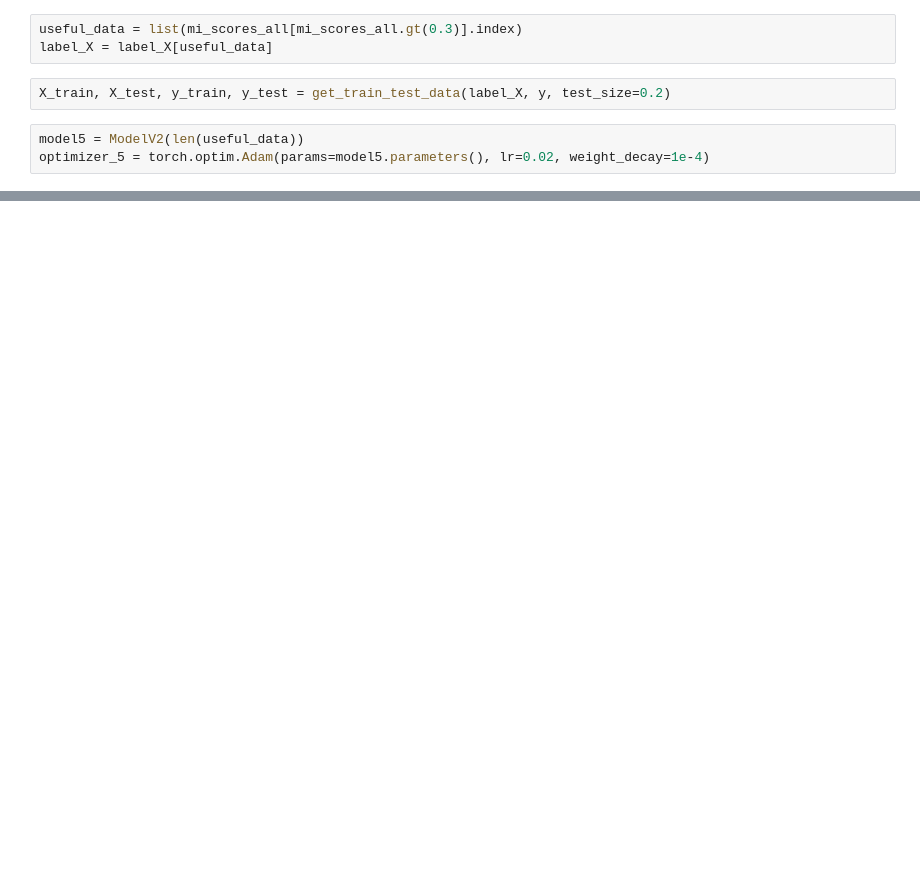
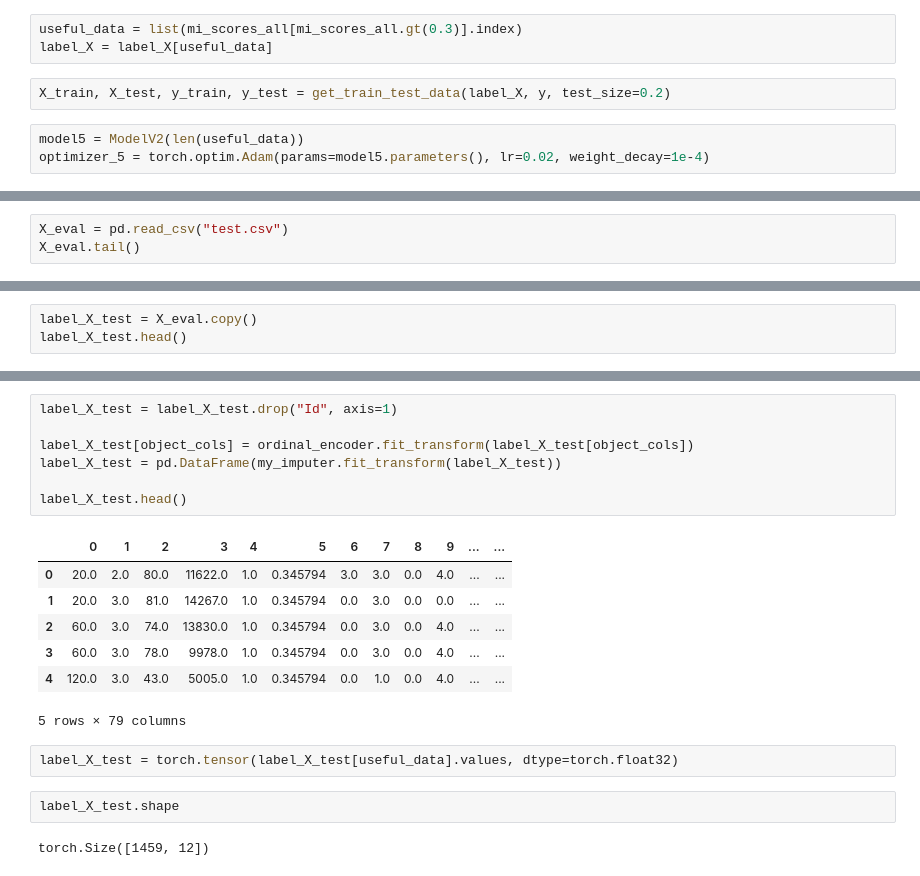
Before and after one commit to PiotrKac5/housepricepreds, a Jupyter notebook: getting data and first model.ipynb, the cells around one changed output, grey strips where cells are left out. Drawn from its saved outputs; the diff is of its cells as text; blank space fills up the shorter version.

```diff
--- a/getting data and first model.ipynb
+++ b/getting data and first model.ipynb
@@ -313,0 +316,3 @@ Train loss: 20848.763671875 | Test loss: 23587.375
+# %%
+X_eval = pd.read_csv("test.csv")
+X_eval.tail()
@@ -313,0 +327,3 @@ Train loss: 20848.763671875 | Test loss: 23587.375
+# %%
+label_X_test = X_eval.copy()
+label_X_test.head()
@@ -313,0 +338,21 @@ Train loss: 20848.763671875 | Test loss: 23587.375
+# %%
+label_X_test = label_X_test.drop("Id", axis=1)
+
+label_X_test[object_cols] = ordinal_encoder.fit_transform(label_X_test[object_cols])
+label_X_test = pd.DataFrame(my_imputer.fit_transform(label_X_test))
+
+label_X_test.head()
+# %% [output]
+|  | 0 | 1 | 2 | 3 | 4 | 5 | 6 | 7 | 8 | 9 | ... | ... |
+| 0 | 20.0 | 2.0 | 80.0 | 11622.0 | 1.0 | 0.345794 | 3.0 | 3.0 | 0.0 | 4.0 | ... | ... |
+| 1 | 20.0 | 3.0 | 81.0 | 14267.0 | 1.0 | 0.345794 | 0.0 | 3.0 | 0.0 | 0.0 | ... | ... |
+| 2 | 60.0 | 3.0 | 74.0 | 13830.0 | 1.0 | 0.345794 | 0.0 | 3.0 | 0.0 | 4.0 | ... | ... |
+| 3 | 60.0 | 3.0 | 78.0 | 9978.0 | 1.0 | 0.345794 | 0.0 | 3.0 | 0.0 | 4.0 | ... | ... |
+| 4 | 120.0 | 3.0 | 43.0 | 5005.0 | 1.0 | 0.345794 | 0.0 | 1.0 | 0.0 | 4.0 | ... | ... |
+5 rows × 79 columns
+# %%
+label_X_test = torch.tensor(label_X_test[useful_data].values, dtype=torch.float32)
+# %%
+label_X_test.shape
+# %% [output]
+torch.Size([1459, 12])
```
Also changed, not shown: parts of 15 cells of this notebook.
